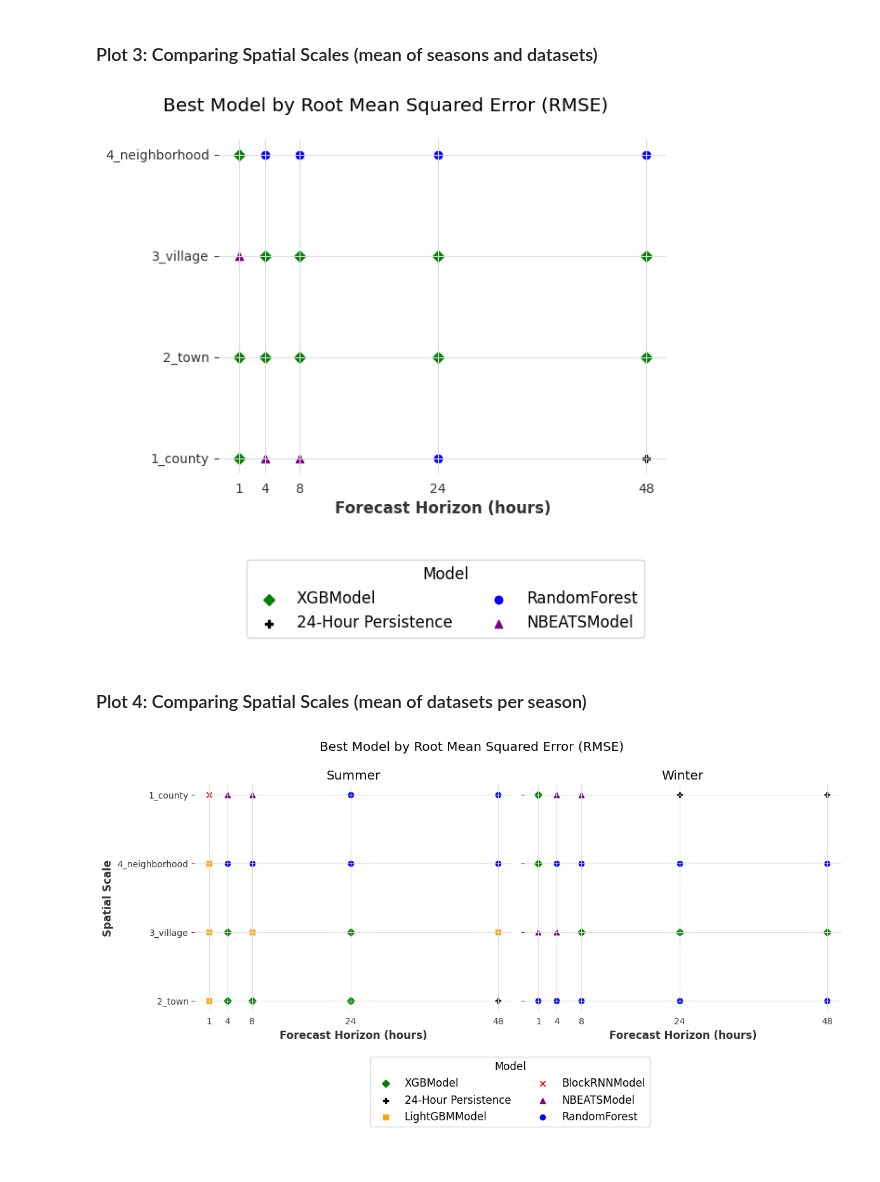
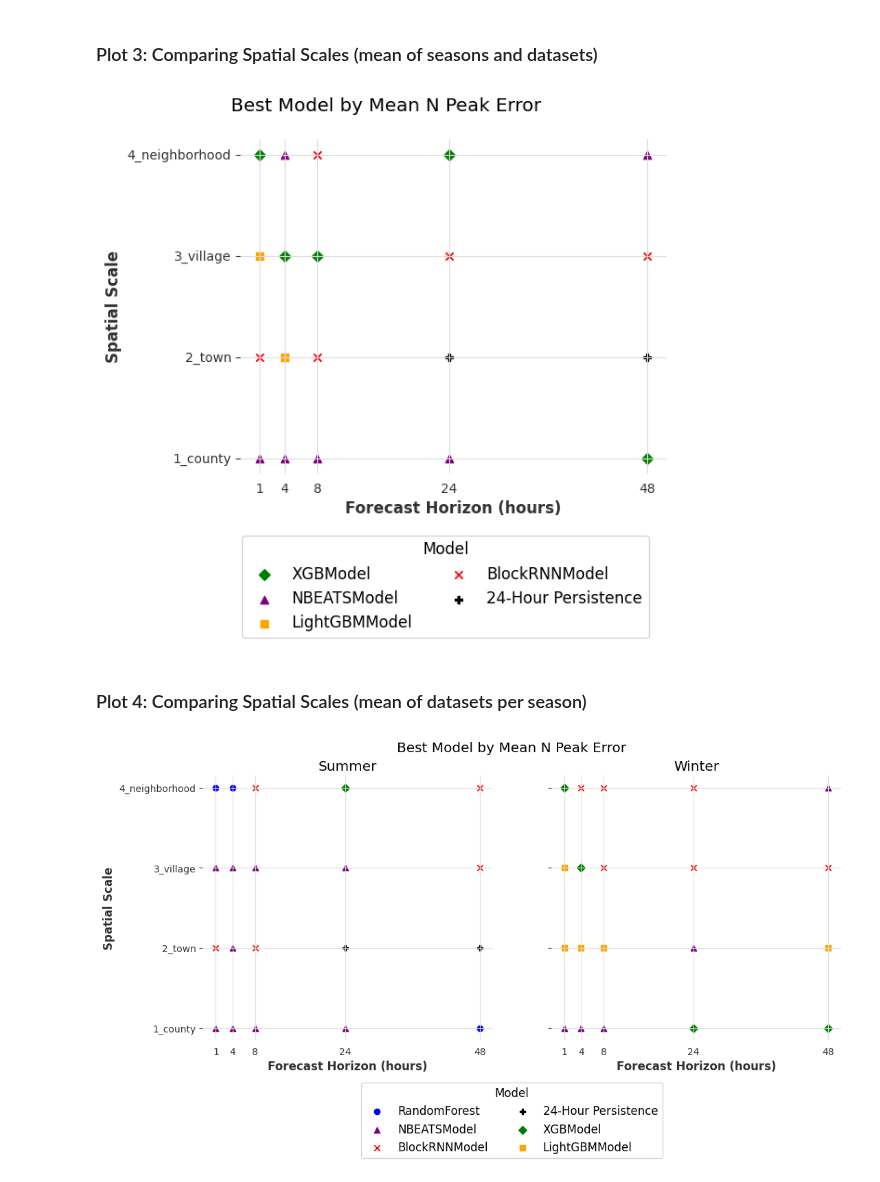
Before and after one commit to tsbyq/WattCast, a Jupyter notebook: bin/results_synthesis.ipynb, the cells around one changed output. Cells and saved outputs as stored; diff of their text form; code cells hidden in the pictures.

```diff
--- a/bin/results_synthesis.ipynb
+++ b/bin/results_synthesis.ipynb
@@ -128,6 +108,7 @@ model2shape = {
     'XGBModel': 'D',
     'BlockRNNModel': 'x',
     'NBEATSModel': '^',
+    'TFTModel': 'v',
     'LinearRegressionModel': '*',
     '24-Hour Persistence': 'P'
 }
@@ -139,6 +120,7 @@ model2color = {
     'XGBModel': 'green',
     'BlockRNNModel': 'red',
     'NBEATSModel': 'purple',
+    'TFTModel': 'pink',
     'LinearRegressionModel': 'brown',
     '24-Hour Persistence': 'black'
 }
@@ -150,6 +132,8 @@ metric_dict = {'mape': 'Mean Absolute Percentage Error (MAPE)',
                 'smape': 'Symmetric Mean Absolute Percentage Error (SMAPE)',
                 'rmse_skill_score': 'RMSE Skill Score',
                 'r2_score': 'R2 Score',
+                'max_peak_error': 'Max Peak Error',
+                'mean_n_peak_error': 'Mean N Peak Error',
                 }
 
 season2color = {'Summer': 'orange', 'Winter': 'blue'}
@@ -177,7 +161,7 @@ def get_best_model_per_scale_and_horizon(df, metric):
 # Set these:
 
 spatial_scale = 'town'
-metric_of_interest = 'rmse'
+metric_of_interest = 'mean_n_peak_error'
 
 
 
@@ -267,9 +249,9 @@ name_id_dict
  '1_countyinLos_Angeles': '1_county_Los_Angeles_60min'}
 # %%
 # set these
-run_to_visualize = '1_countyinLos_Angeles'
+run_to_visualize = '4_neighborhoodingermany'
 season = 'Summer'
-algorithm = 'LightGBMModel'
+algorithm = 'TFT'
 
 
 scale = run_to_visualize.split('_')[1].split('in')[0]
@@ -372,22 +354,23 @@ legend_labels = []
 # Map the colors and shapes to the DataFrame
 df['shape'] = df['model'].map(model2shape)
 
-for shape in set(df['shape']):
-    x = df.loc[(df['shape'] == shape), 'horizon_in_hours']
-    y = df.loc[(df['shape'] == shape), 'scale']
-    label = f'{shape2model[shape]}'
-    scatter = ax.scatter(x, y, marker=shape, label=label, color=model2color[shape2model[shape]])
-    if label not in legend_labels:
-        legend_handles.append(scatter)
-        legend_labels.append(label)
+
+for scale, df_scale in df.groupby('scale'): # this for loop is to make sure the order of scales is from county to neighborhood
+    for shape in set(df_scale['shape']):
+        x = df_scale.loc[(df_scale['shape'] == shape), 'horizon_in_hours']
+        y = df_scale.loc[(df_scale['shape'] == shape), 'scale']
+        label = f'{shape2model[shape]}'
+        scatter = ax.scatter(x, y, marker=shape, label=label, color=model2color[shape2model[shape]])
+        if label not in legend_labels:
+            legend_handles.append(scatter)
+            legend_labels.append(label)
 
 # Set the x ticks and labels
 ax.set_xticks([1, 4, 8, 24, 48])
 ax.set_xlabel('Forecast Horizon (hours)')
 
-# Set the y label
-if i == 0:
-    ax.set_ylabel('Spatial Scale')
+
+ax.set_ylabel('Spatial Scale')
 
 # Set the title for each subplot
 fig.suptitle(f'Best Model by {metric_dict[metric_of_interest]}')
@@ -395,8 +378,6 @@ fig.suptitle(f'Best Model by {metric_dict[metric_of_interest]}')
 # Create a single legend for all subplots
 fig.legend(handles=legend_handles, labels=legend_labels, title='Model', loc='lower center', bbox_to_anchor=(0.6, -0.25), ncol=2, frameon=True)
 
-# Adjust the spacing between subplots
-fig.tight_layout()
 
 # Show the plot
 plt.show()
@@ -406,7 +387,7 @@ for format in ['png', 'pdf']:
 
 #wandb.log({f'plot_1_overview_across_scales_{metric_of_interest}': fig})
 # %% [output]
-[figure, old version]
+[figure, new version]
 # %% [markdown]
 ### Plot 4: Comparing Spatial Scales (mean of datasets per season)
 # %%
@@ -434,44 +415,46 @@ for i, ax in enumerate(axs):
 
     df_metrics_grouped_season = df_metrics_grouped.loc[df_metrics_grouped['season'] == season]
 
     df = get_best_model_per_scale_and_horizon(df_metrics_grouped_season, metric_of_interest)
 
     shape2model = {v: k for k, v in model2shape.items()}
 
-
-
-
     # Map the colors and shapes to the DataFrame
     df['shape'] = df['model'].map(model2shape)
 
-    for shape in set(df['shape']):
-        x = df.loc[(df['shape'] == shape), 'horizon_in_hours']
-        y = df.loc[(df['shape'] == shape), 'scale']
-        label = f'{shape2model[shape]}'
-        scatter = ax.scatter(x, y, marker=shape, label=label, color=model2color[shape2model[shape]])
-        if label not in legend_labels:
-            legend_handles.append(scatter)
-            legend_labels.append(label)
+    for scale, df_scale in df.groupby('scale'):
+        for shape in set(df_scale['shape']):
+            x = df_scale.loc[(df_scale['shape'] == shape), 'horizon_in_hours']
+            y = df_scale.loc[(df_scale['shape'] == shape), 'scale']
+            label = f'{shape2model[shape]}'
+            scatter = ax.scatter(x, y, marker=shape, label=label, color=model2color[shape2model[shape]])
+            if label not in legend_labels:
+                legend_handles.append(scatter)
+                legend_labels.append(label)
 
     # Set the x ticks and labels
     ax.set_xticks([1, 4, 8, 24, 48])
     ax.set_xlabel('Forecast Horizon (hours)')
+
+    #ax.set_yticklabels(sorted(ax.get_yticklabels(), key=lambda x: x.get_text()))
+
 
     # Set the y label
     if i == 0:
         ax.set_ylabel('Spatial Scale')
 
     # Set the title for each subplot
     ax.set_title(f'{season}')
 
+
 # Create a single legend for all subplots
-fig.legend(handles=legend_handles, labels=legend_labels, title='Model', loc='lower center', bbox_to_anchor=(0.55, -0.25), ncol=2, frameon=True)
+fig.legend(handles=legend_handles, labels=legend_labels, title='Model', loc='lower center', bbox_to_anchor=(0.5, -0.25), ncol=2, frameon=True)
 
 fig.suptitle(f'Best Model by {metric_dict[metric_of_interest]}')
 # Adjust the spacing between subplots
-fig.tight_layout()
+#fig.tight_layout()
 
 # Show the plot
 plt.show()
 # %% [output]
-[figure, old version]
+[figure, new version]
```
Also changed, not shown: parts of 7 cells of this notebook, 6 other files.
